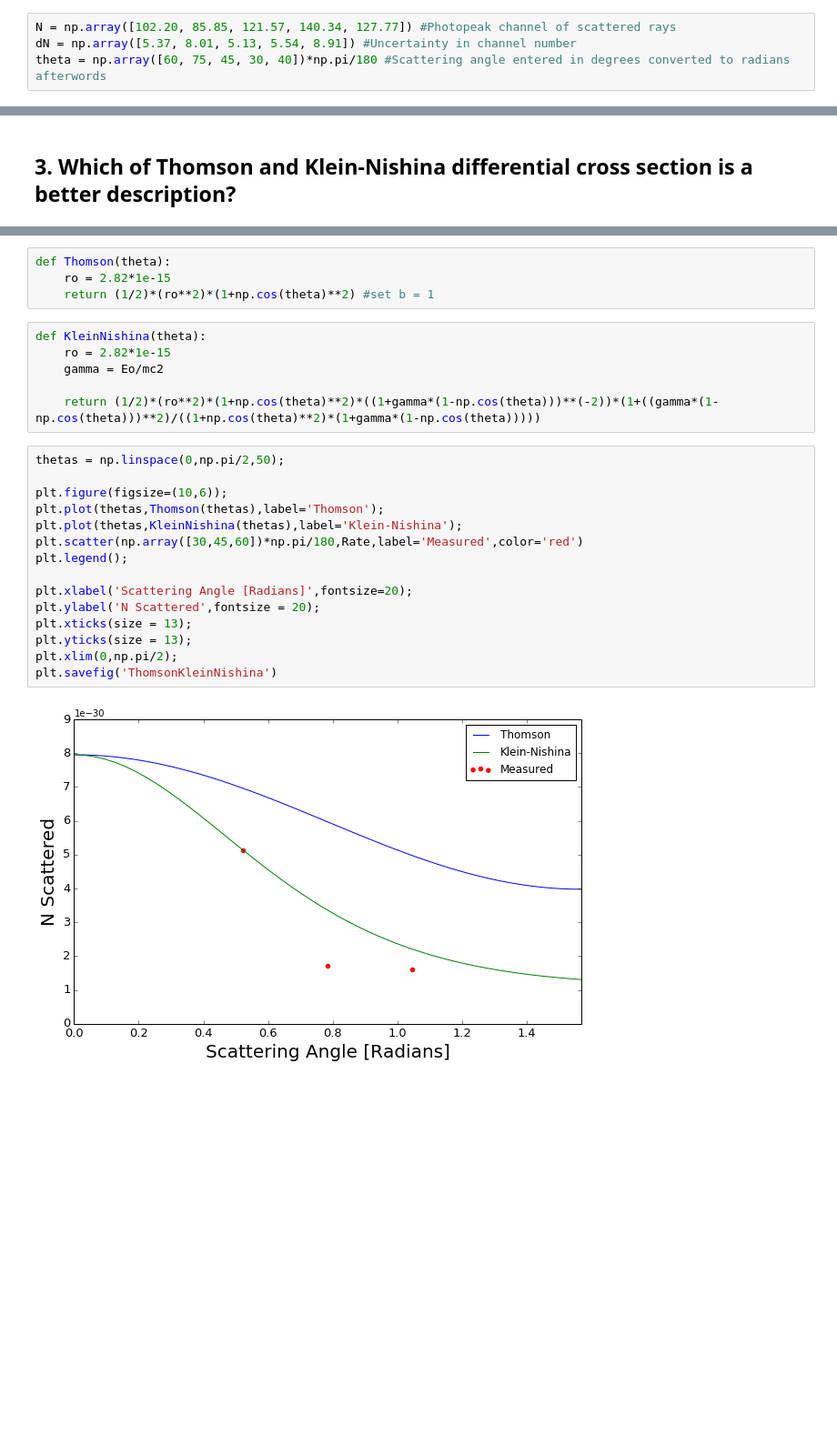
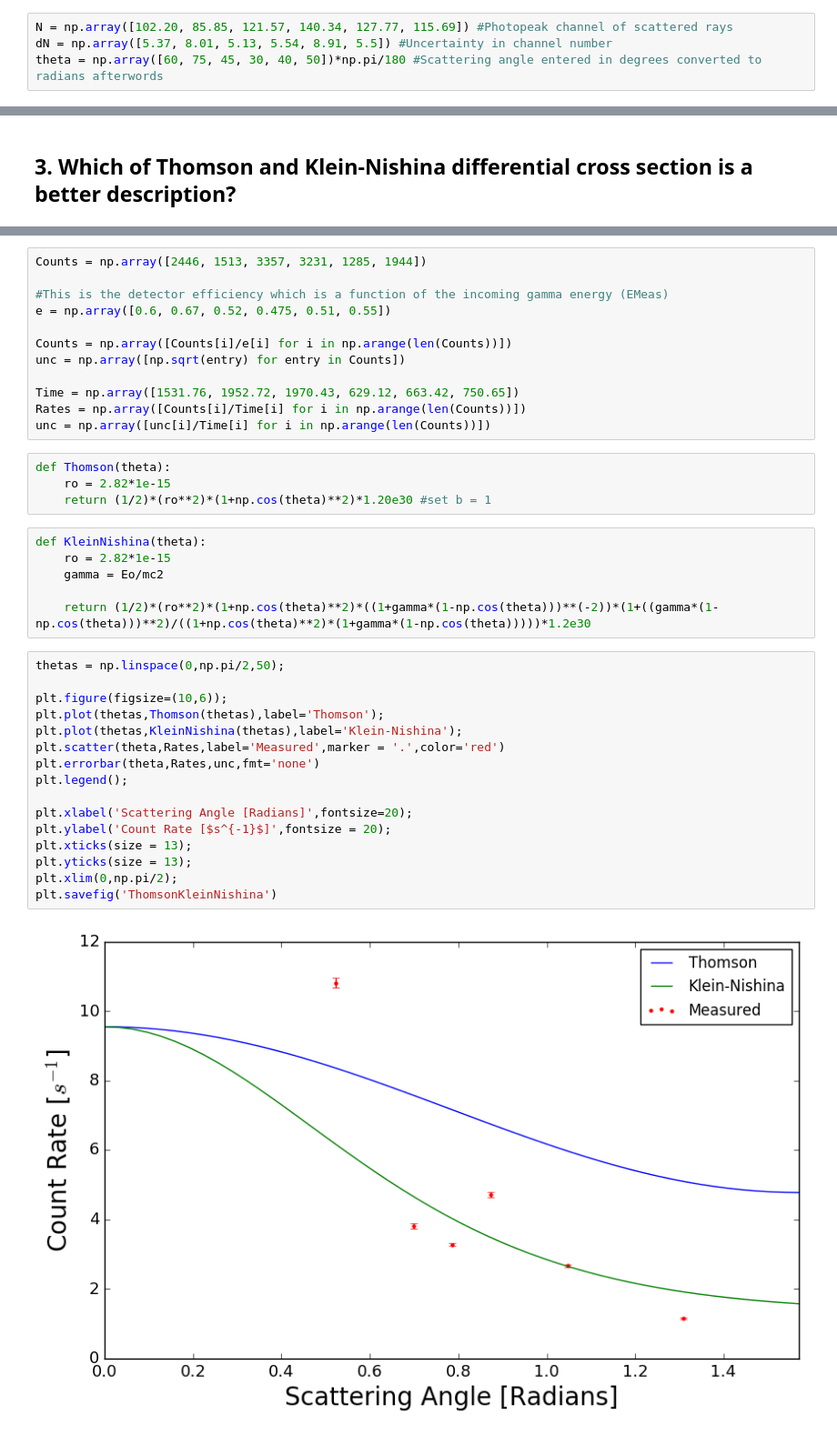
Before and after one commit to B-Rich/QLab, a Jupyter notebook: ComptonScattering/DataAndAnalysis.ipynb, the cells around one changed output, grey strips where cells are left out. Shown at 91% size. Drawn from its saved outputs; the diff is of its cells as text; blank space fills up the shorter version.

```diff
--- a/ComptonScattering/DataAndAnalysis.ipynb
+++ b/ComptonScattering/DataAndAnalysis.ipynb
@@ -88,9 +86,9 @@ plt.savefig('LinearMCAFit')
 # %% [markdown]
 ## 1. Test how the energy of scattered atoms varies with scattering angle
 # %%
-N = np.array([102.20, 85.85, 121.57, 140.34, 127.77]) #Photopeak channel of scattered rays
-dN = np.array([5.37, 8.01, 5.13, 5.54, 8.91]) #Uncertainty in channel number
-theta = np.array([60, 75, 45, 30, 40])*np.pi/180 #Scattering angle entered in degrees converted to radians afterwords
+N = np.array([102.20, 85.85, 121.57, 140.34, 127.77, 115.69]) #Photopeak channel of scattered rays
+dN = np.array([5.37, 8.01, 5.13, 5.54, 8.91, 5.5]) #Uncertainty in channel number
+theta = np.array([60, 75, 45, 30, 40, 50])*np.pi/180 #Scattering angle entered in degrees converted to radians afterwords
 # %%
 def deltaE(N,dN):
     daN = np.sqrt((da/a)**2 + (dN/N)**2)*(a*N)
@@ -209,27 +207,40 @@ Rate = np.array([Counts[i]/Time[i] for i in np.arange(len(Counts))])*1e-30
+# %%
+Counts = np.array([2446, 1513, 3357, 3231, 1285, 1944])
+
+#This is the detector efficiency which is a function of the incoming gamma energy (EMeas)
+e = np.array([0.6, 0.67, 0.52, 0.475, 0.51, 0.55])
+
+Counts = np.array([Counts[i]/e[i] for i in np.arange(len(Counts))])
+unc = np.array([np.sqrt(entry) for entry in Counts])
+
+Time = np.array([1531.76, 1952.72, 1970.43, 629.12, 663.42, 750.65])
+Rates = np.array([Counts[i]/Time[i] for i in np.arange(len(Counts))])
+unc = np.array([unc[i]/Time[i] for i in np.arange(len(Counts))])
 # %%
 def Thomson(theta):
     ro = 2.82*1e-15
-    return (1/2)*(ro**2)*(1+np.cos(theta)**2) #set b = 1
+    return (1/2)*(ro**2)*(1+np.cos(theta)**2)*1.20e30 #set b = 1
 # %%
 def KleinNishina(theta):
     ro = 2.82*1e-15
     gamma = Eo/mc2
 
-    return (1/2)*(ro**2)*(1+np.cos(theta)**2)*((1+gamma*(1-np.cos(theta)))**(-2))*(1+((gamma*(1-np.cos(theta)))**2)/((1+np.cos(theta)**2)*(1+gamma*(1-np.cos(theta)))))
+    return (1/2)*(ro**2)*(1+np.cos(theta)**2)*((1+gamma*(1-np.cos(theta)))**(-2))*(1+((gamma*(1-np.cos(theta)))**2)/((1+np.cos(theta)**2)*(1+gamma*(1-np.cos(theta)))))*1.2e30
 # %%
 thetas = np.linspace(0,np.pi/2,50);
 
 plt.figure(figsize=(10,6));
 plt.plot(thetas,Thomson(thetas),label='Thomson');
 plt.plot(thetas,KleinNishina(thetas),label='Klein-Nishina');
-plt.scatter(np.array([30,45,60])*np.pi/180,Rate,label='Measured',color='red')
+plt.scatter(theta,Rates,label='Measured',marker = '.',color='red')
+plt.errorbar(theta,Rates,unc,fmt='none')
 plt.legend();
 
 plt.xlabel('Scattering Angle [Radians]',fontsize=20);
-plt.ylabel('N Scattered',fontsize = 20);
+plt.ylabel('Count Rate [$s^{-1}$]',fontsize = 20);
 plt.xticks(size = 13);
 plt.yticks(size = 13);
 plt.xlim(0,np.pi/2);
 plt.savefig('ThomsonKleinNishina')
 # %% [output]
-[figure, old version]
+[figure, new version]
```
Also changed, not shown: parts of 11 cells of this notebook, 7 other files.
